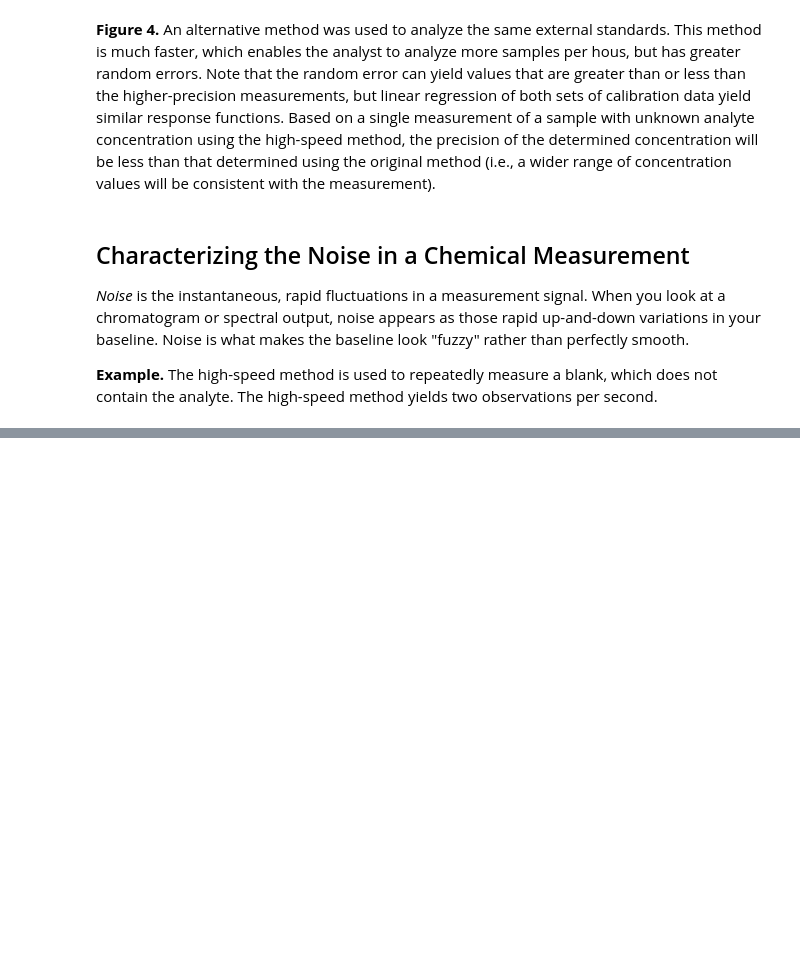
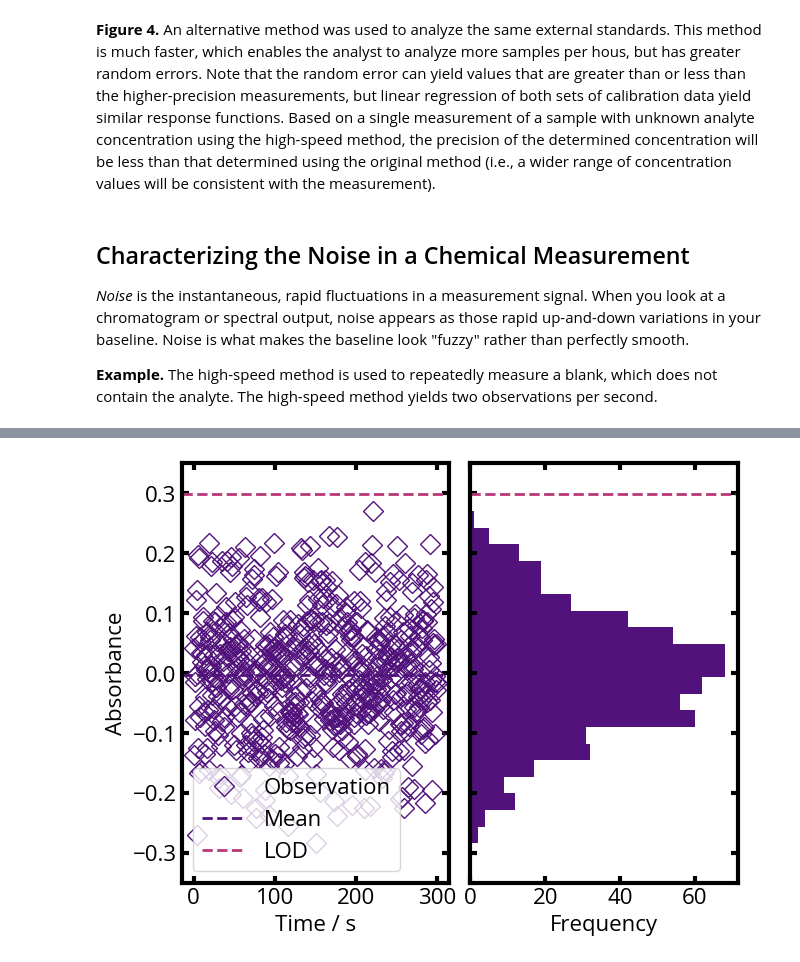
Before and after one commit to mfbush/instrumental-analysis, a Jupyter notebook: notebooks/signals-and-noise.ipynb, the cells around one changed output, grey strips where cells are left out. Drawn from its saved outputs; the diff is of its cells as text; code cells hidden in the pictures; blank space fills up the shorter version.

```diff
--- a/notebooks/signals-and-noise.ipynb
+++ b/notebooks/signals-and-noise.ipynb
@@ -241,0 +264,23 @@ plt.show()
+# %%
+time = np.arange(0.0,300.05,0.5)
+signal = np.random.default_rng().normal(0.0, 0.1, len(time))
+
+# Note that I am calculating the standard deviation of the sample
+# of observations that were made for the blank.
+s = np.std(signal,ddof=1)
+
+fig, (ax1, ax2) = plt.subplots(1, 2, layout='constrained', sharey=True)
+ax1.plot(time,signal,c=colors[1],marker='D',ls='',label='Observation')
+ax1.axhline(y=np.average(signal), c=colors[1],ls='--',marker=None, label='Mean')
+ax1.axhline(y=3*s, c=colors[2],ls='--',marker=None, label='LOD')
+ax2.axhline(y=3*s, c=colors[2],ls='--',marker=None, label='LOD')
+ax2.hist(signal, bins=20, color=colors[1], orientation="horizontal")
+
+ax1.set_xlabel('Time / s')
+ax2.set_xlabel('Frequency')
+ax1.set_ylabel('Absorbance')
+ax1.set_ylim(bottom=-0.35,top=0.35)
+ax1.legend(loc='lower left')
+plt.show()
+# %% [output]
+[figure, added]
```
Also changed, not shown: parts of 5 cells of this notebook.
